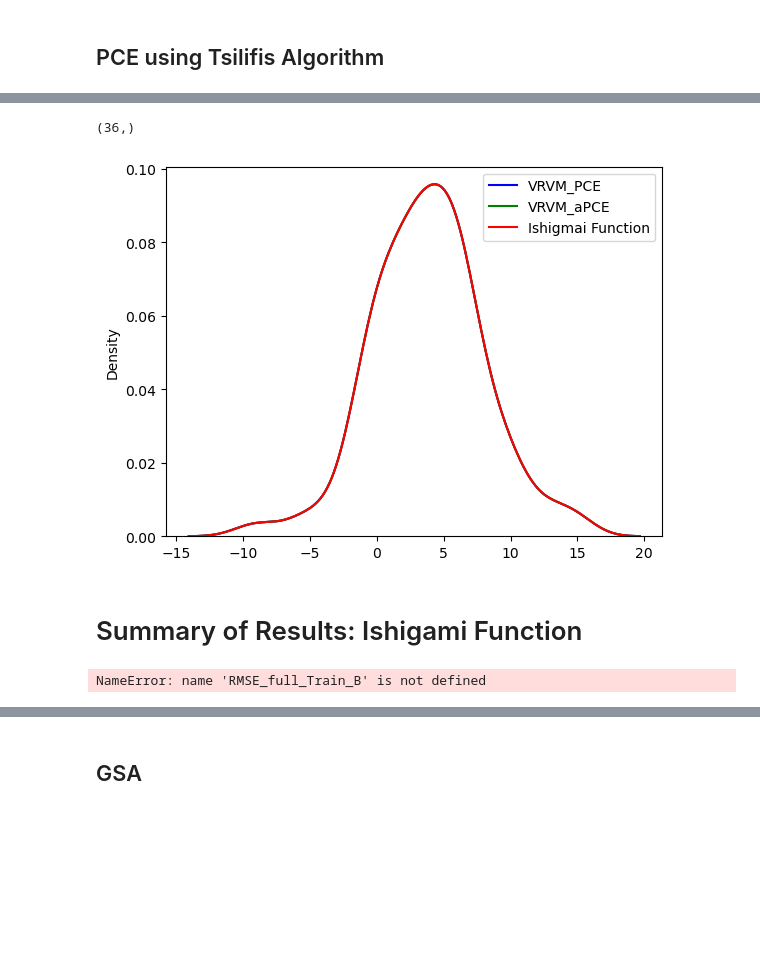
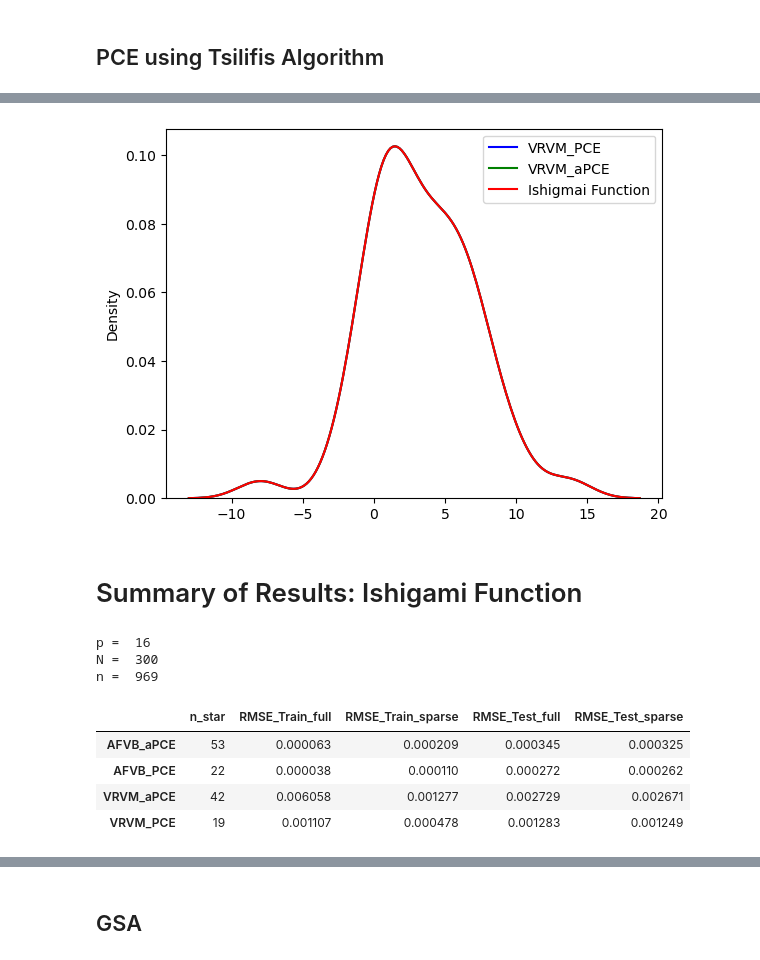
Before and after one commit to IsabelCoronaGuevara/CUDenver-Thesis, a Jupyter notebook: aPCE_PCE_Toy_Examples.ipynb, the cells around one changed output, grey strips where cells are left out. Drawn from its saved outputs; the diff is of its cells as text; code cells hidden in the pictures; blank space fills up the shorter version.

```diff
--- a/aPCE_PCE_Toy_Examples.ipynb
+++ b/aPCE_PCE_Toy_Examples.ipynb
@@ -143,7 +144,6 @@ plt.ylabel('density');
 ################
 #### Inputs ####
 ################
-n = int(math.factorial(d + p)/(math.factorial(d)*math.factorial(p))) # n --> Number of terms in the PCE expansion
 # A_0 and B_0 --> the parameters of the Gamma distribution in the joint Gaussian-Gamma
 # distribution used to express the prior
 A_0 = 0.01
@@ -399,5 +348,5 @@ np.sum(a_hat_pce[1:]**2)
 
 sys.path.append('..')
 
-data={'xi':X}
-data['y'] = np.sin(data['xi'][:,0]) + 7*(np.sin(data['xi'][:,1]))**2 + 0.1*(data['xi'][:,2])**4*np.sin(data['xi'][:,0])
+data={'xi': X}
+data['y'] = Y.reshape(N)
@@ -447,4 +381,2 @@ active_indices.shape
 # %%
-mod_VRVM._chaos_model._coeffs = c_sol[:,0]
-
-np.mean(mod_VRVM.predict(X_test))
+#mod_VRVM._chaos_model._coeffs = c_sol[:,0]
@@ -555,14 +481,10 @@ np.sum((c_sol_pce[active_indices[1:],0])**2)
-# %%
-active_indices_pce.shape
-# %% [output]
-(36,)
 # %%
-mod_VRVM_pce._chaos_model._coeffs = c_sol_pce[:,0]
+#mod_VRVM_pce._chaos_model._coeffs = c_sol_pce[:,0]
 # %%
-sns.kdeplot((mod_VRVM_pce._chaos_model.eval(X_test, active_indices_pce)).reshape(N_test), color='b', label='VRVM_PCE')
-sns.kdeplot((mod_VRVM._chaos_model.eval(X_test, active_indices)).reshape(N_test), color='g', label='VRVM_aPCE')
+sns.kdeplot((mod_VRVM_pce.predict(X_test, active_indices_pce)).reshape(N_test), color='b', label='VRVM_PCE')
+sns.kdeplot((mod_VRVM.predict(X_test, active_indices)).reshape(N_test), color='g', label='VRVM_aPCE')
 sns.kdeplot(Ishigami_Function(X_test).reshape(N_test), color='r', label='Ishigmai Function')
 plt.legend();
 # %% [output]
-[figure, old version]
+[figure, new version]
 # %%
@@ -574,7 +496,7 @@ RMSE_VRVM_pce_Test = np.sqrt(mean_squared_error(Ishigami_Function(X_test), mod_V
 # %% [markdown]
 # Summary of Results: Ishigami Function
 # %%
-data = [['a_hat.shape[0]', RMSE_full_Train_B, RMSE_AFVB_Train, RMSE_full_Test_B, RMSE_AFVB_Test],
+data = [[a_hat.shape[0], RMSE_full_Train_B, RMSE_AFVB_Train, RMSE_full_Test_B, RMSE_AFVB_Test],
         [a_hat_pce.shape[0], RMSE_full_pce_Train_B, RMSE_AFVB_pce_Train, RMSE_full_pce_Test_B, RMSE_AFVB_pce_Test],
         [active_indices.shape[0], RMSE_full_Train_T, RMSE_VRVM_Train, RMSE_full_Test_T, RMSE_VRVM_Test],
         [active_indices_pce.shape[0], RMSE_full_pce_Train_T, RMSE_VRVM_pce_Train, RMSE_full_pce_Test_T, RMSE_VRVM_pce_Test]]
@@ -587,7 +509,14 @@ print('N = ', N)
 print('n = ', n)
 df
 # %% [output]
-NameError: name 'RMSE_full_Train_B' is not defined
+p =  16
+N =  300
+n =  969
+|  | n_star | RMSE_Train_full | RMSE_Train_sparse | RMSE_Test_full | RMSE_Test_sparse |
+| AFVB_aPCE | 53 | 0.000063 | 0.000209 | 0.000345 | 0.000325 |
+| AFVB_PCE | 22 | 0.000038 | 0.000110 | 0.000272 | 0.000262 |
+| VRVM_aPCE | 42 | 0.006058 | 0.001277 | 0.002729 | 0.002671 |
+| VRVM_PCE | 19 | 0.001107 | 0.000478 | 0.001283 | 0.001249 |
 # %%
 df.plot.bar()
 # %% [output]
```
Also changed, not shown: parts of 85 cells of this notebook.
